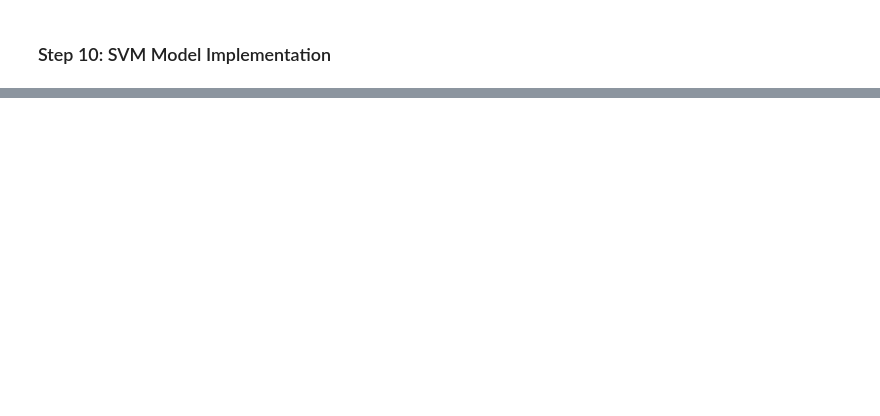
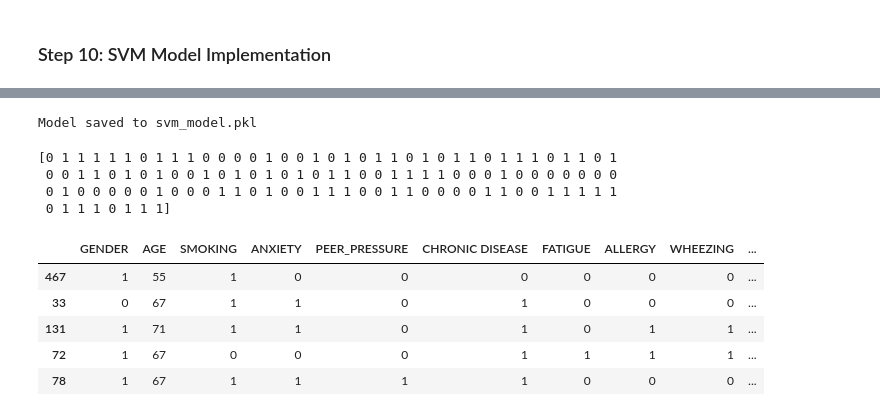
Before and after one commit to AlinaM354276/labs_seminars, a Jupyter notebook: final_project/ml.ipynb, the cells around one changed output, grey strips where cells are left out. Drawn from its saved outputs; the diff is of its cells as text; code cells hidden in the pictures; blank space fills up the shorter version.

```diff
--- a/final_project/ml.ipynb
+++ b/final_project/ml.ipynb
@@ -374,0 +393,27 @@ weighted avg       0.96      0.96      0.96       119
+# %%
+svm.save_model(svm_model, filename="svm_model.pkl")
+# %% [output]
+Model saved to svm_model.pkl
+# %%
+# Example: load model
+import joblib
+
+loaded_model = joblib.load("svm_model.pkl")
+
+# Use loaded model for prediction
+predictions = loaded_model.predict(X_test)
+print(predictions)
+# %% [output]
+[0 1 1 1 1 1 0 1 1 1 0 0 0 0 1 0 0 1 0 1 0 1 1 0 1 0 1 1 0 1 1 1 0 1 1 0 1
+ 0 0 1 1 0 1 0 1 0 0 1 0 1 0 1 0 1 0 1 1 0 0 1 1 1 1 0 0 0 1 0 0 0 0 0 0 0
+ 0 1 0 0 0 0 0 1 0 0 0 1 1 0 1 0 0 1 1 1 0 0 1 1 0 0 0 0 1 1 0 0 1 1 1 1 1
+ 0 1 1 1 0 1 1 1]
+# %%
+X_test.head()
+# %% [output]
+|  | GENDER | AGE | SMOKING | ANXIETY | PEER_PRESSURE | CHRONIC DISEASE | FATIGUE | ALLERGY | WHEEZING | ... |
+| 467 | 1 | 55 | 1 | 0 | 0 | 0 | 0 | 0 | 0 | ... |
+| 33 | 0 | 67 | 1 | 1 | 0 | 1 | 0 | 0 | 0 | ... |
+| 131 | 1 | 71 | 1 | 1 | 0 | 1 | 0 | 1 | 1 | ... |
+| 72 | 1 | 67 | 0 | 0 | 0 | 1 | 1 | 1 | 1 | ... |
+| 78 | 1 | 67 | 1 | 1 | 1 | 1 | 0 | 0 | 0 | ... |
```
Also changed, not shown: parts of 10 cells of this notebook, 1 other file.
